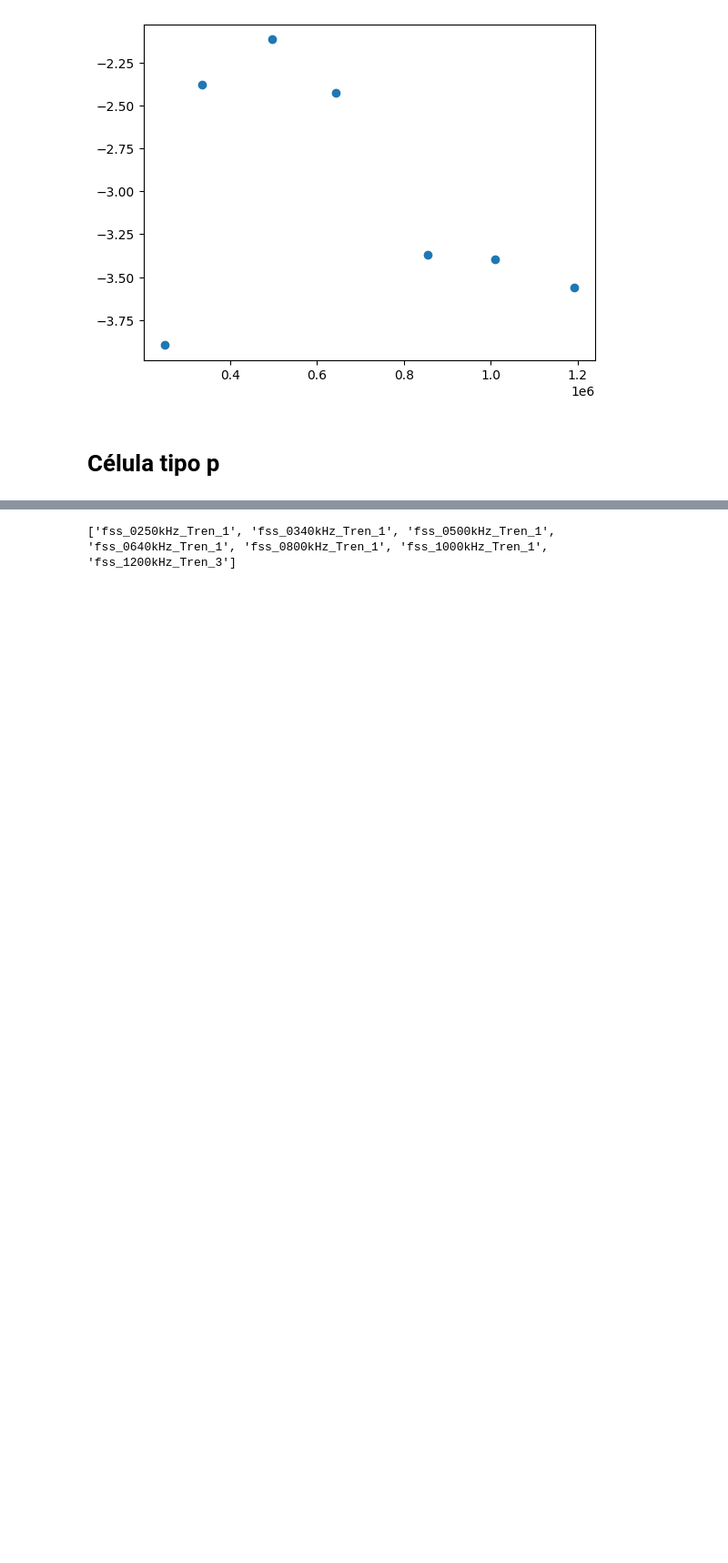
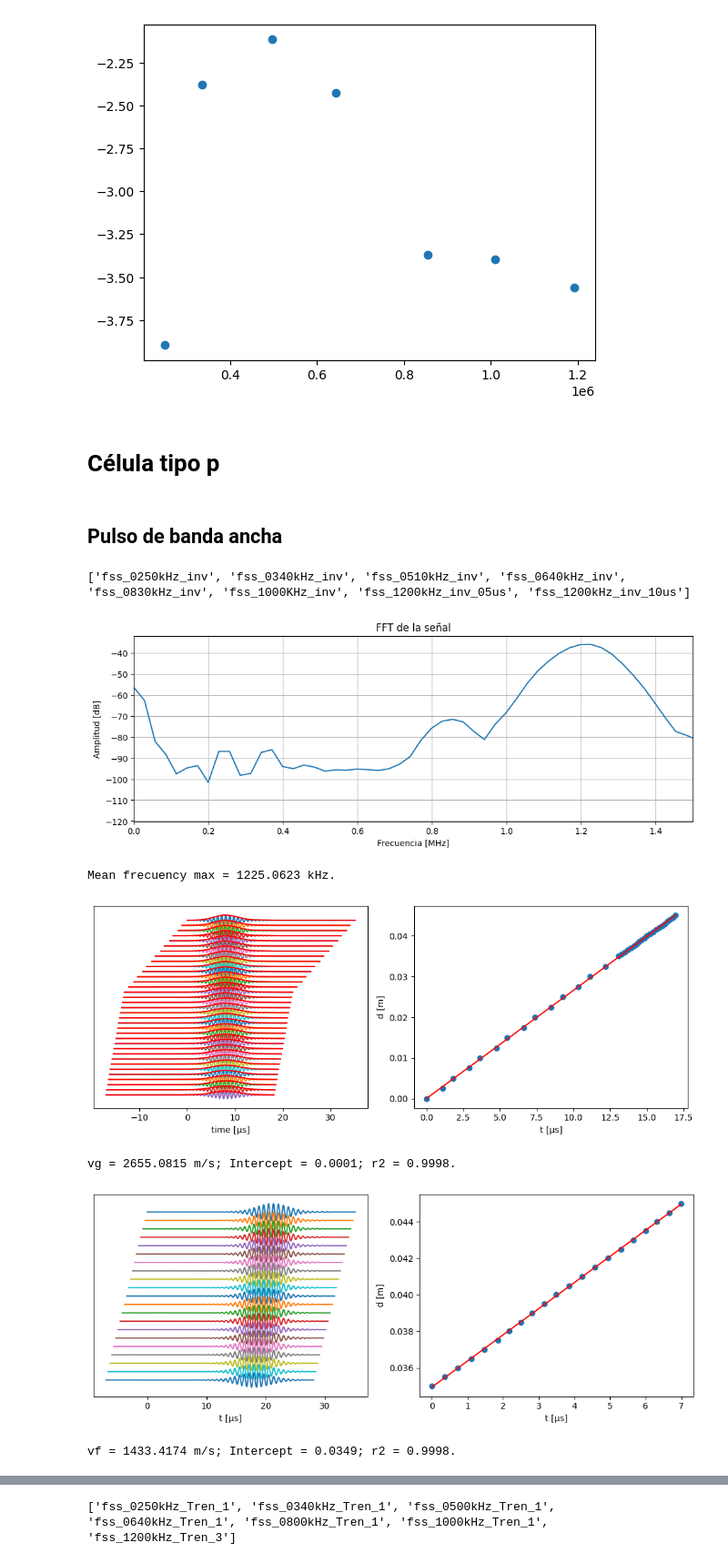
Before and after one commit to eriknbd/Lamb_wave_analisis, a Jupyter notebook: LambAnalisis.ipynb, the cells around one changed output, grey strips where cells are left out. Shown at 91% size. Cells and saved outputs as stored; diff of their text form; code cells hidden in the pictures; blank space fills up the shorter version.

```diff
--- a/LambAnalisis.ipynb
+++ b/LambAnalisis.ipynb
@@ -386,3 +386,21 @@ plt.scatter(fr, alpha)
 [figure]
 # %% [markdown]
 # Célula tipo p
+# %% [markdown]
+## Pulso de banda ancha
+# %%
+from scipy.io import loadmat
+import numpy as np
+
+data_file = loadmat('erik/test3_cs_0805_inv.mat')
+names = [i for i in data_file.keys()][3:]
+
+inicio = [0]
+paso_largo = list(np.arange(2.5, 2.5 * 14 + 0.01, 2.5))
+ultimo_punto = paso_largo[-1]
+paso_corto = list(np.arange(ultimo_punto + 0.5, ultimo_punto+ 0.5 * 20 + 0.01, 0.5))
+dist = np.array(inicio + paso_largo + paso_corto)*10**-3   #m
+
+print(names)
+# %% [output]
+['fss_0250kHz_inv', 'fss_0340kHz_inv', 'fss_0510kHz_inv', 'fss_0640kHz_inv', 'fss_0830kHz_inv', 'fss_1000KHz_inv', 'fss_1200kHz_inv_05us', 'fss_1200kHz_inv_10us']
@@ -388,0 +409,14 @@ plt.scatter(fr, alpha)
+# %%
+import importlib, lambmath         # primera importación
+importlib.reload(lambmath)
+
+from lambmath import full_analisis
+
+fa = full_analisis(data_file["fss_1200kHz_inv_05us"], dist, "inv", bp_w = 400e3)
+# %% [output]
+[figure, added]
+Mean frecuency max = 1225.0623 kHz.
+[figure, added]
+vg = 2655.0815 m/s; Intercept = 0.0001; r2 = 0.9998.
+[figure, added]
+vf = 1433.4174 m/s; Intercept = 0.0349; r2 = 0.9998.
```
Also changed, not shown: parts of 9 cells of this notebook, 3 other files.
